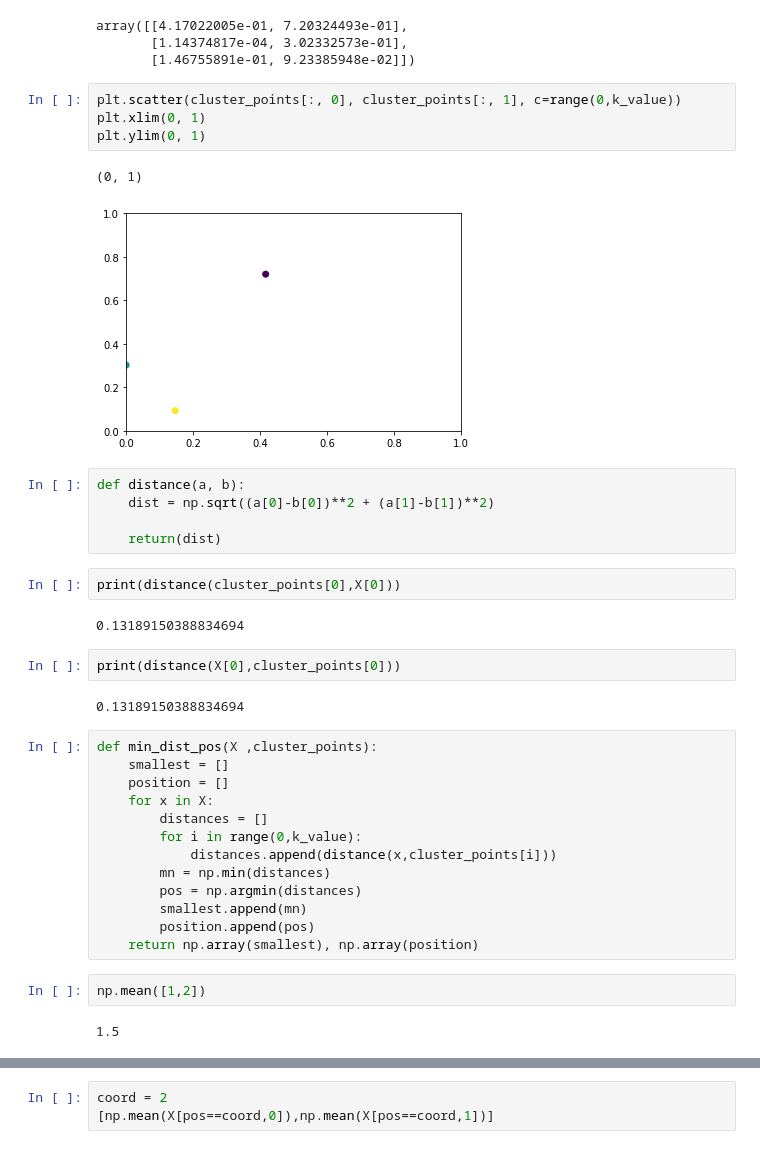
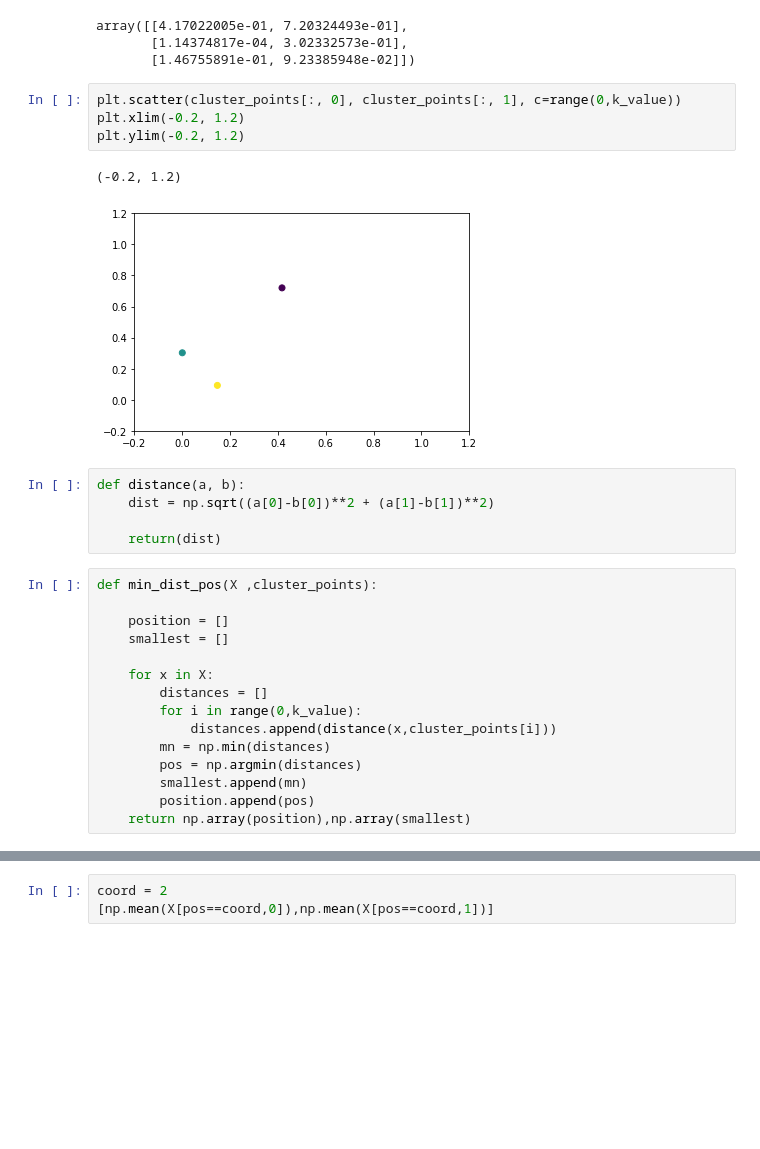
Before and after one commit to BengtHolm/Al_Paca_Jpn, a Jupyter notebook: Create data.ipynb, the cells around one changed output, grey strips where cells are left out. Saved outputs shown, nothing was run; the diff lists cells and outputs as text; blank space fills up the shorter version.

```diff
--- a/Create data.ipynb
+++ b/Create data.ipynb
@@ -61,28 +61,22 @@ array([[4.17022005e-01, 7.20324493e-01],
        [1.46755891e-01, 9.23385948e-02]])
 # %%
 plt.scatter(cluster_points[:, 0], cluster_points[:, 1], c=range(0,k_value))
-plt.xlim(0, 1)
-plt.ylim(0, 1)
+plt.xlim(-0.2, 1.2)
+plt.ylim(-0.2, 1.2)
 # %% [output]
-(0, 1)
+(-0.2, 1.2)
-[figure, old version]
+[figure, new version]
 # %%
 def distance(a, b):
     dist = np.sqrt((a[0]-b[0])**2 + (a[1]-b[1])**2)
 
     return(dist)
-# %%
-print(distance(cluster_points[0],X[0]))
-# %% [output]
-0.13189150388834694
-# %%
-print(distance(X[0],cluster_points[0]))
-# %% [output]
-0.13189150388834694
 # %%
 def min_dist_pos(X ,cluster_points):
+
+    position = []
     smallest = []
-    position = []
+
     for x in X:
         distances = []
         for i in range(0,k_value):
@@ -91,8 +85,4 @@ def min_dist_pos(X ,cluster_points):
         pos = np.argmin(distances)
         smallest.append(mn)
         position.append(pos)
-    return np.array(smallest), np.array(position)
+    return np.array(position),np.array(smallest)
-# %%
-np.mean([1,2])
-# %% [output]
-1.5
```
Also changed, not shown: parts of 23 cells of this notebook.
